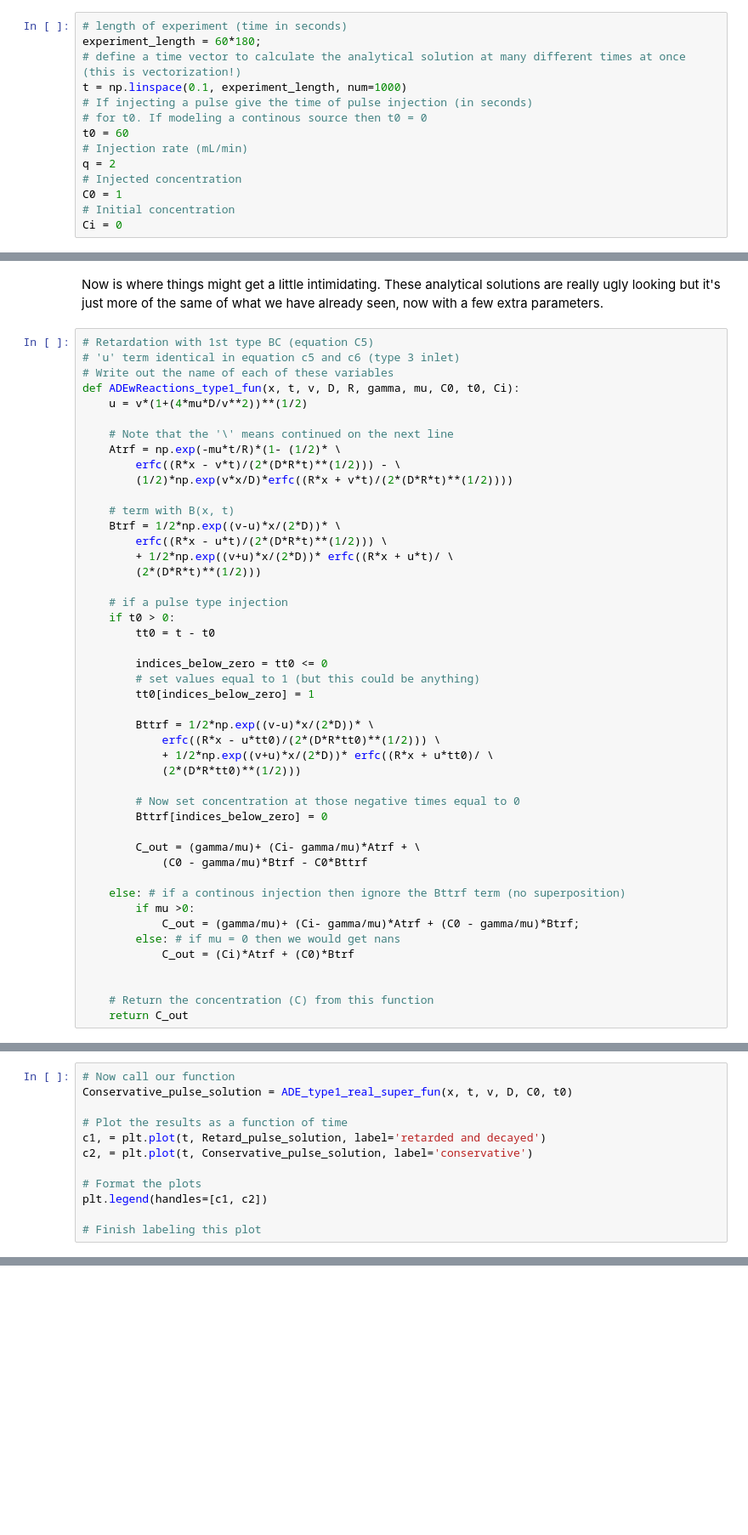
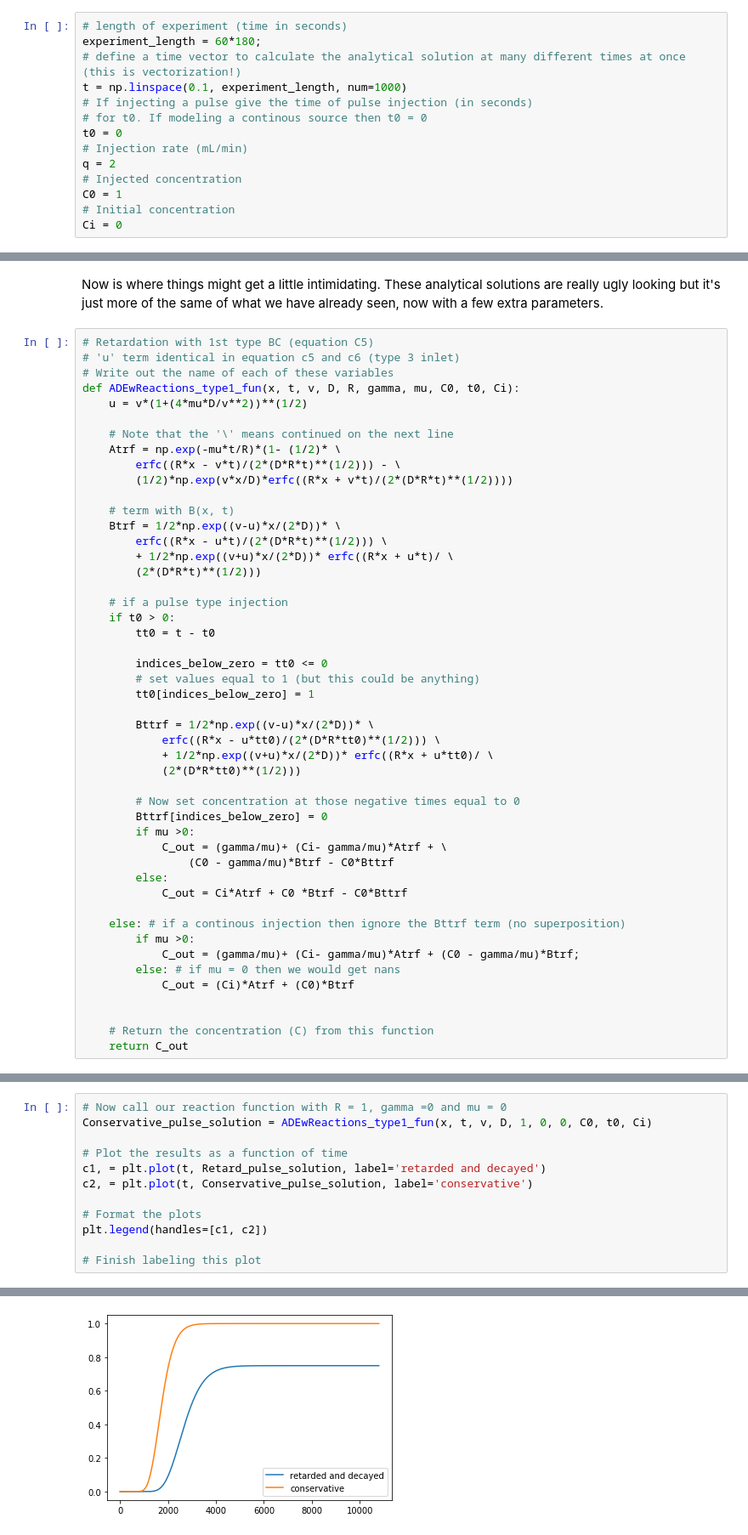
Before and after one commit to zahasky/Contaminant-Hydrogeology-Activities, a Jupyter notebook: First Order Reactions.ipynb, the cells around one changed output, grey strips where cells are left out. Shown at 85% size. Saved outputs shown, nothing was run; the diff lists cells and outputs as text; blank space fills up the shorter version.

```diff
--- a/First Order Reactions.ipynb
+++ b/First Order Reactions.ipynb
@@ -53,7 +56,7 @@ experiment_length = 60*180;
 t = np.linspace(0.1, experiment_length, num=1000)
 # If injecting a pulse give the time of pulse injection (in seconds)
 # for t0. If modeling a continous source then t0 = 0
-t0 = 60
+t0 = 0
 # Injection rate (mL/min)
 q = 2
 # Injected concentration
@@ -152,9 +159,11 @@ def ADEwReactions_type1_fun(x, t, v, D, R, gamma, mu, C0, t0, Ci):
 
         # Now set concentration at those negative times equal to 0
         Bttrf[indices_below_zero] = 0
-
-        C_out = (gamma/mu)+ (Ci- gamma/mu)*Atrf + \
-            (C0 - gamma/mu)*Btrf - C0*Bttrf
+        if mu >0:
+            C_out = (gamma/mu)+ (Ci- gamma/mu)*Atrf + \
+                (C0 - gamma/mu)*Btrf - C0*Bttrf
+        else:
+            C_out = Ci*Atrf + C0 *Btrf - C0*Bttrf
 
     else: # if a continous injection then ignore the Bttrf term (no superposition)
         if mu >0:
@@ -210,6 +190,6 @@ def ADE_type1_real_super_fun(x, t, v, D, C0, t0):
 # %%
-# Now call our function
-Conservative_pulse_solution = ADE_type1_real_super_fun(x, t, v, D, C0, t0)
+# Now call our reaction function with R = 1, gamma =0 and mu = 0
+Conservative_pulse_solution = ADEwReactions_type1_fun(x, t, v, D, 1, 0, 0, C0, t0, Ci)
 
 # Plot the results as a function of time
 c1, = plt.plot(t, Retard_pulse_solution, label='retarded and decayed')
@@ -219,3 +199,4 @@ c2, = plt.plot(t, Conservative_pulse_solution, label='conservative')
 plt.legend(handles=[c1, c2])
 
 # Finish labeling this plot
+# %% [output]
@@ -222,3 +204,4 @@ plt.legend(handles=[c1, c2])
+[figure, added]
 # %% [markdown]
 What controls the concentration of the breakthrough curve plateau? What controls the delay in the mean arrival time?
 
```
Also changed, not shown: parts of 8 cells of this notebook, 6 other files.
